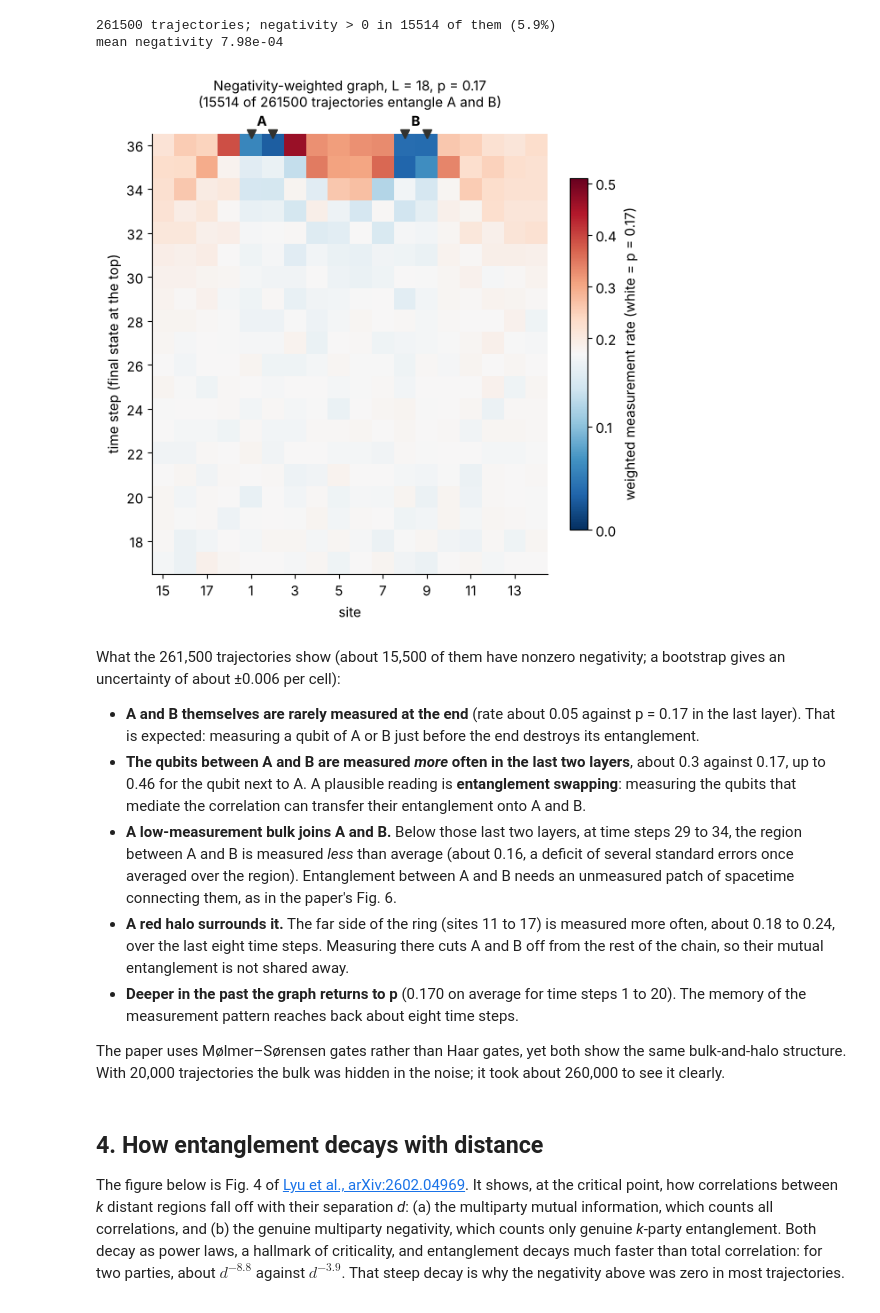
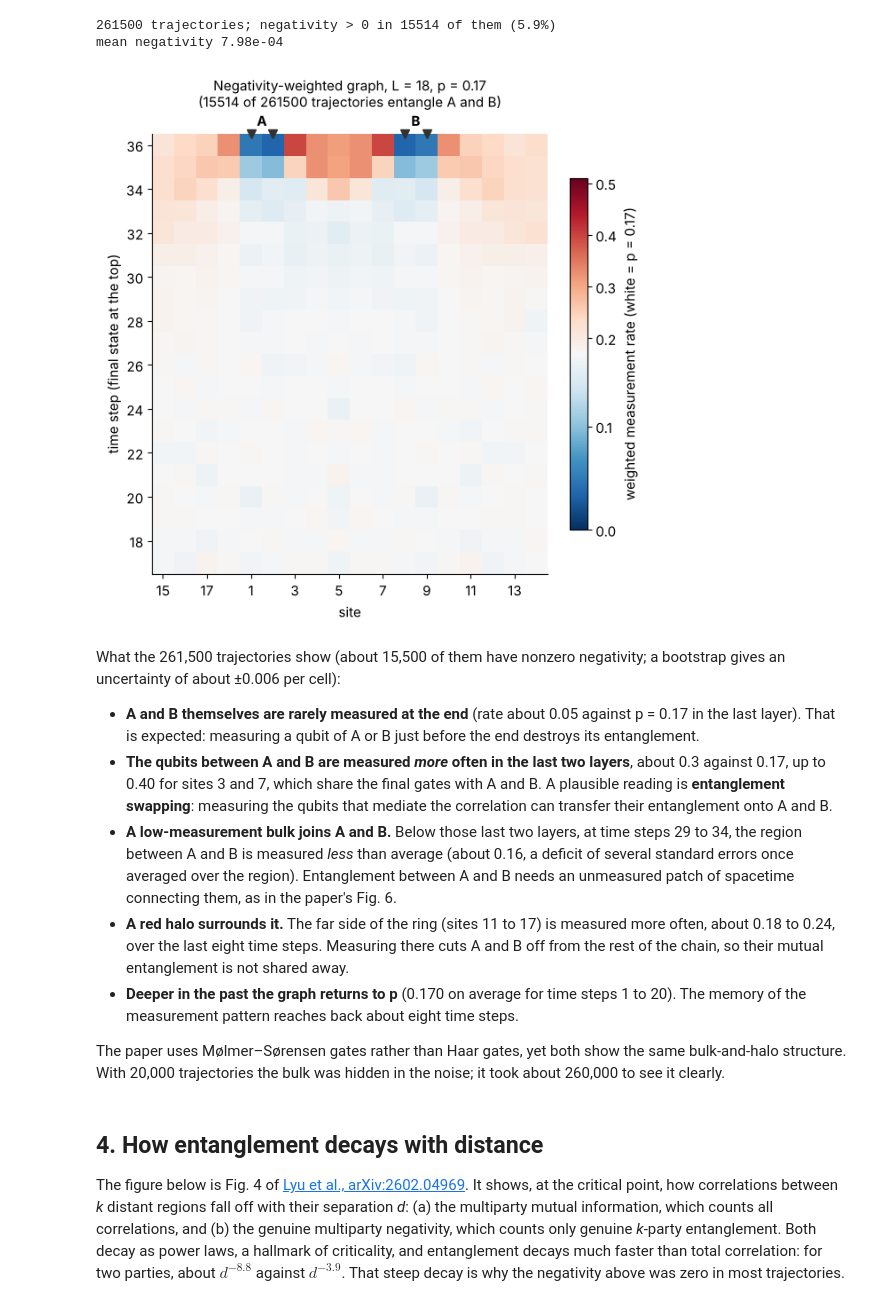
Before and after one commit to liukeLyu/mipt-sim, a Jupyter notebook: examples/mipt_tour.ipynb, the cells around one changed output. Drawn from its saved outputs; the diff is of its cells as text; code cells hidden in the pictures.

```diff
--- a/examples/mipt_tour.ipynb
+++ b/examples/mipt_tour.ipynb
@@ -123,7 +125,7 @@ mean negativity 7.98e-04
 def plot_ewg(d, layers=20, ax=None):
     rec, p, L = d["records"], float(d["p"]), int(d["L"])
     A, B = list(d["A"]), list(d["B"])
-    g = weighted_graph(rec, d["negativity"])[-layers:]
+    g = symmetrized_graph(rec, d["negativity"], A, B)[-layers:]  # even/odd final layers half-half
     t0 = len(rec[0]) - layers  # time steps shown: t0 + 1 ... depth
     shift = (L - 1 - A[0] - B[-1]) // 2  # roll the ring so A and B sit in the middle
     cols = (np.arange(L) - shift) % L
@@ -144,39 +146,39 @@ def plot_ewg(d, layers=20, ax=None):
     ax.yaxis.set_major_locator(MaxNLocator(integer=True))
     top = t0 + layers + 0.5
     for q, lab in [(A, "A"), (B, "B")]:
         q = [(x + shift) % L for x in q]
         ax.annotate(
             lab,
             ((q[0] + q[-1]) / 2 + 1, top),
             xytext=(0, 4),
             textcoords="offset points",
             ha="center",
             va="bottom",
             fontweight="bold",
             annotation_clip=False,
         )
         for x in q:
             ax.plot([x + 1], [top], marker="v", color="#33332f", ms=7, clip_on=False)
     ax.set_xlim(0.5, L + 0.5)
     ax.set_ylim(t0 + 0.5, top)
     n_neg = int((d["negativity"] > 1e-10).sum())
     ax.set_title(
         f"Negativity-weighted graph, L = {L}, p = {p:g}\n({n_neg} of {len(rec)} trajectories entangle A and B)",
         pad=22,
         fontsize=11,
     )
     plt.colorbar(im, ax=ax, shrink=0.8, label=f"weighted measurement rate (white = p = {p:g})")
     return ax
 
 
 plot_ewg(d, layers=20);
 # %% [output]
-[figure, old version]
+[figure, new version]
 # %% [markdown]
 What the 261,500 trajectories show (about 15,500 of them have nonzero negativity; a bootstrap gives an uncertainty of about ±0.006 per cell):
 
 - **A and B themselves are rarely measured at the end** (rate about 0.05 against p = 0.17 in the last layer). That is expected: measuring a qubit of A or B just before the end destroys its entanglement.
-- **The qubits between A and B are measured *more* often in the last two layers**, about 0.3 against 0.17, up to 0.46 for the qubit next to A. A plausible reading is **entanglement swapping**: measuring the qubits that mediate the correlation can transfer their entanglement onto A and B.
+- **The qubits between A and B are measured *more* often in the last two layers**, about 0.3 against 0.17, up to 0.40 for sites 3 and 7, which share the final gates with A and B. A plausible reading is **entanglement swapping**: measuring the qubits that mediate the correlation can transfer their entanglement onto A and B.
 - **A low-measurement bulk joins A and B.** Below those last two layers, at time steps 29 to 34, the region between A and B is measured *less* than average (about 0.16, a deficit of several standard errors once averaged over the region). Entanglement between A and B needs an unmeasured patch of spacetime connecting them, as in the paper's Fig. 6.
 - **A red halo surrounds it.** The far side of the ring (sites 11 to 17) is measured more often, about 0.18 to 0.24, over the last eight time steps. Measuring there cuts A and B off from the rest of the chain, so their mutual entanglement is not shared away.
 - **Deeper in the past the graph returns to p** (0.170 on average for time steps 1 to 20). The memory of the measurement pattern reaches back about eight time steps.
```
Also changed, not shown: parts of 2 cells of this notebook, 5 other files.
